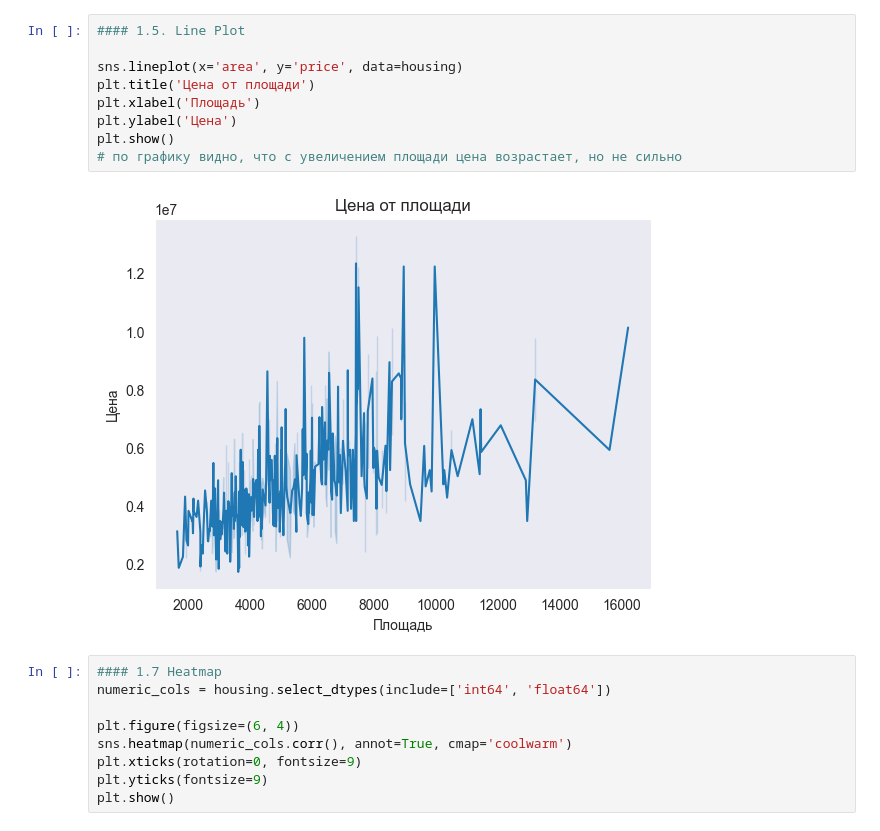
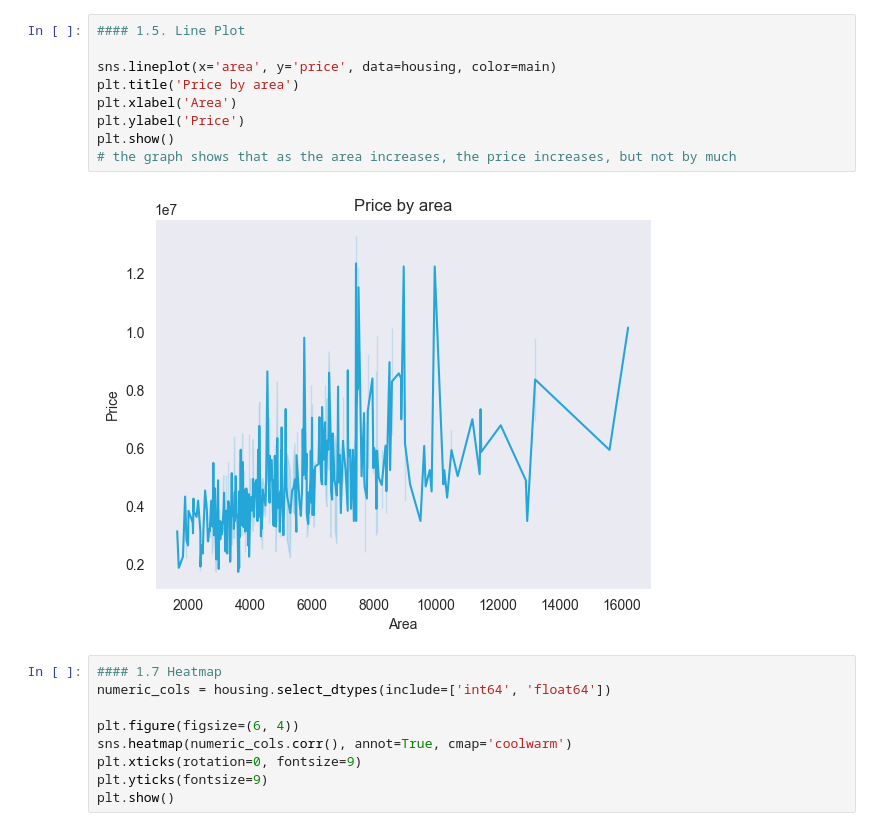
Before and after one commit to AliaksandrTrasko/housing-prices-analysis, a Jupyter notebook: plots.ipynb, the cells around one changed output. Cells and saved outputs as stored; diff of their text form.

```diff
--- a/plots.ipynb
+++ b/plots.ipynb
@@ -72,14 +72,14 @@ print(corr_price_area)
 # %%
 #### 1.5. Line Plot
 
-sns.lineplot(x='area', y='price', data=housing)
-plt.title('Цена от площади')
-plt.xlabel('Площадь')
-plt.ylabel('Цена')
+sns.lineplot(x='area', y='price', data=housing, color=main)
+plt.title('Price by area')
+plt.xlabel('Area')
+plt.ylabel('Price')
 plt.show()
-# по графику видно, что с увеличением площади цена возрастает, но не сильно
+# the graph shows that as the area increases, the price increases, but not by much
 # %% [output]
-[figure, old version]
+[figure, new version]
 # %%
 #### 1.7 Heatmap
 numeric_cols = housing.select_dtypes(include=['int64', 'float64'])
```
Also changed, not shown: parts of 5 cells of this notebook, 1 other file.
